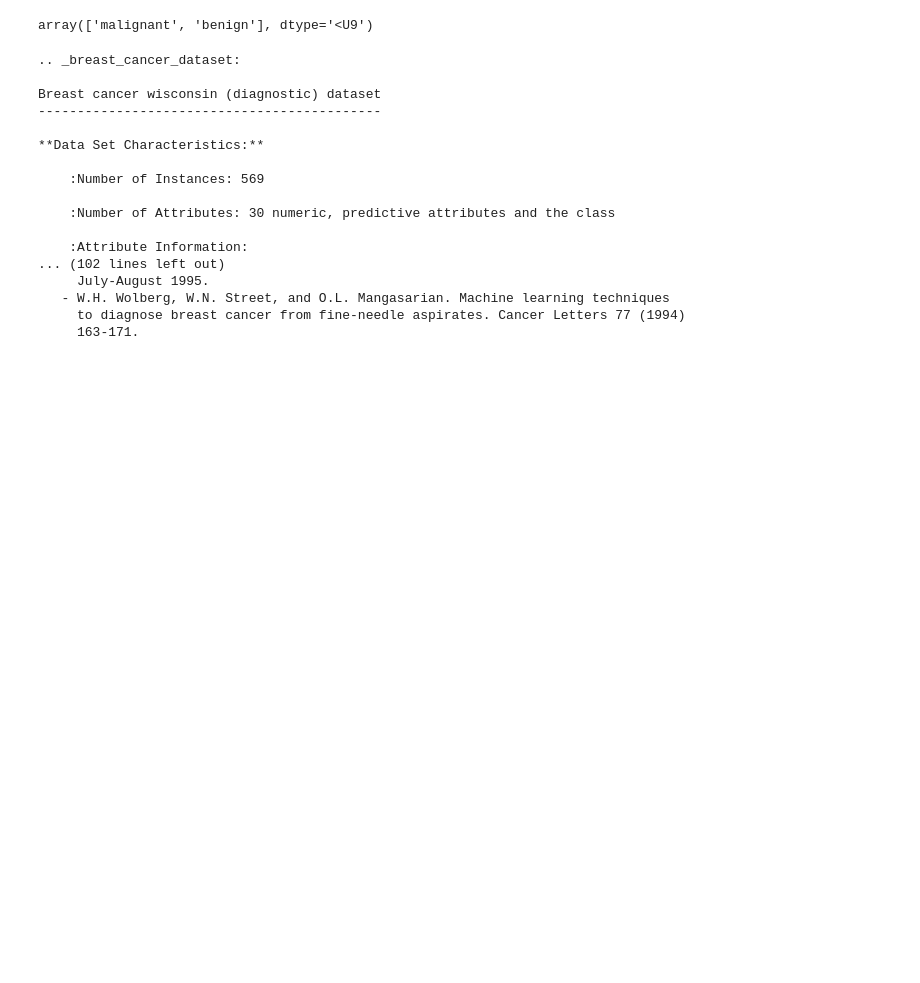
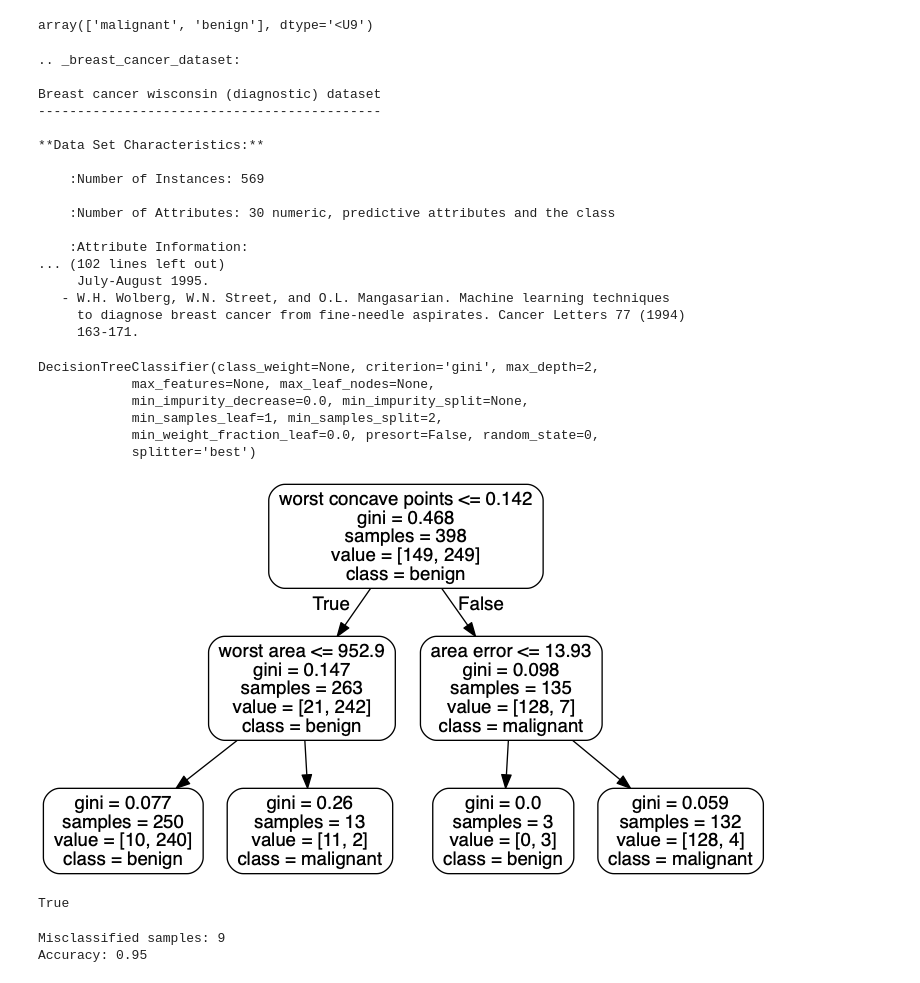
Before and after one commit to marskar/ds101, a Jupyter notebook: index.ipynb, the cells around one changed output. Drawn from its saved outputs; the diff is of its cells as text; code cells hidden in the pictures; blank space fills up the shorter version.

```diff
--- a/index.ipynb
+++ b/index.ipynb
@@ -112,4 +129,11 @@ Breast cancer wisconsin (diagnostic) dataset
 # %%
 # train the decision tree
-dtree = tree.DecisionTreeClassifier(criterion='entropy', max_depth=3, random_state=0)
+dtree = tree.DecisionTreeClassifier(criterion='gini', max_depth=2, random_state=0)
 dtree.fit(X_train, y_train)
+# %% [output]
+DecisionTreeClassifier(class_weight=None, criterion='gini', max_depth=2,
+            max_features=None, max_leaf_nodes=None,
+            min_impurity_decrease=0.0, min_impurity_split=None,
+            min_samples_leaf=1, min_samples_split=2,
+            min_weight_fraction_leaf=0.0, presort=False, random_state=0,
+            splitter='best')
@@ -116,8 +143,20 @@ dtree.fit(X_train, y_train)
 # %%
 dot_data = tree.export_graphviz(dtree, out_file=None, filled=False, rounded=True,
                                 feature_names=bc.feature_names,
                                 class_names=bc.target_names)
 graph = pydotplus.graph_from_dot_data(dot_data)
 display(Image(graph.create_png()))
 
-graph.write_png('tree.png')
+graph.write_png('images/tree.png')
+# %% [output]
+[figure, added]
+True
+# %%
+# how did our model perform?
+count_misclassified = (y_test != y_pred).sum()
+print('Misclassified samples: {}'.format(count_misclassified))
+accuracy = metrics.accuracy_score(y_test, y_pred)
+print('Accuracy: {:.2f}'.format(accuracy))
+# %% [output]
+Misclassified samples: 9
+Accuracy: 0.95
```
Also changed, not shown: parts of 14 cells of this notebook, 7 other files.
